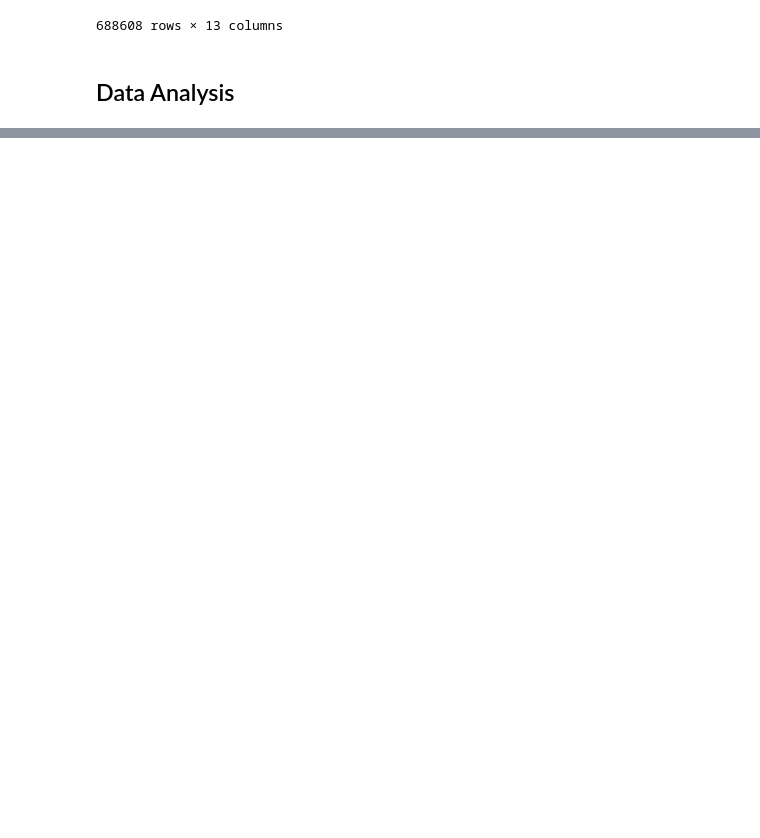
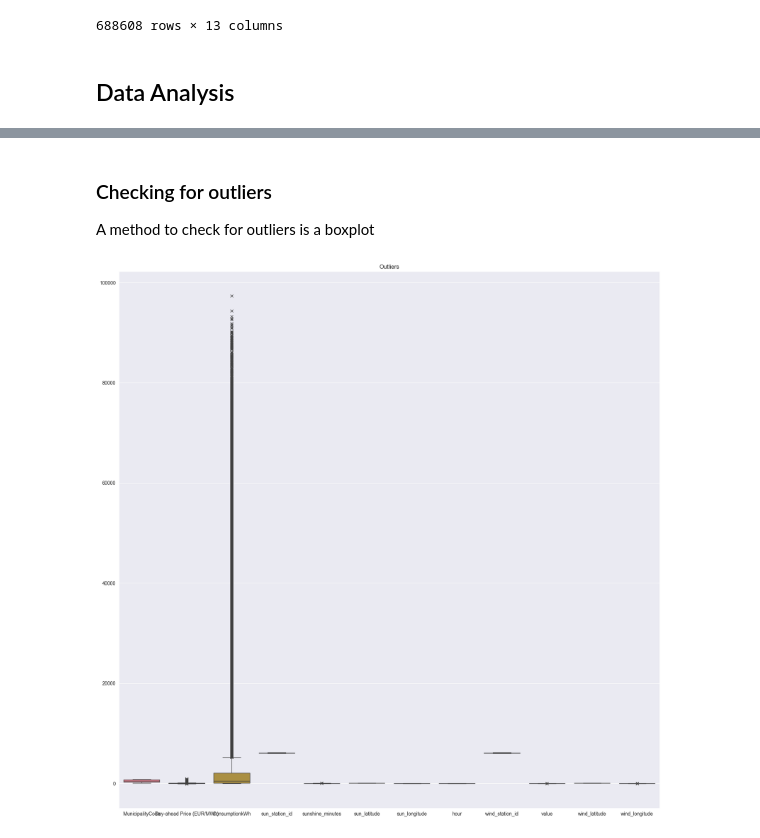
Before and after one commit to The-European-Avengers/BigDataProject, a Jupyter notebook: price_prediction.ipynb, the cells around one changed output, grey strips where cells are left out. Cells and saved outputs as stored; diff of their text form; code cells hidden in the pictures; blank space fills up the shorter version.

```diff
--- a/price_prediction.ipynb
+++ b/price_prediction.ipynb
@@ -226,0 +254,9 @@ plt.show()
+# %% [markdown]
+### Checking for outliers
+A method to check for outliers is a boxplot
+# %%
+plt.figure(figsize=(20,20))
+sns.boxplot(merged, flierprops={"marker": "x"}).set(title="Outliers")
+plt.show()
+# %% [output]
+[figure, added]
```
Also changed, not shown: parts of 7 cells of this notebook.
